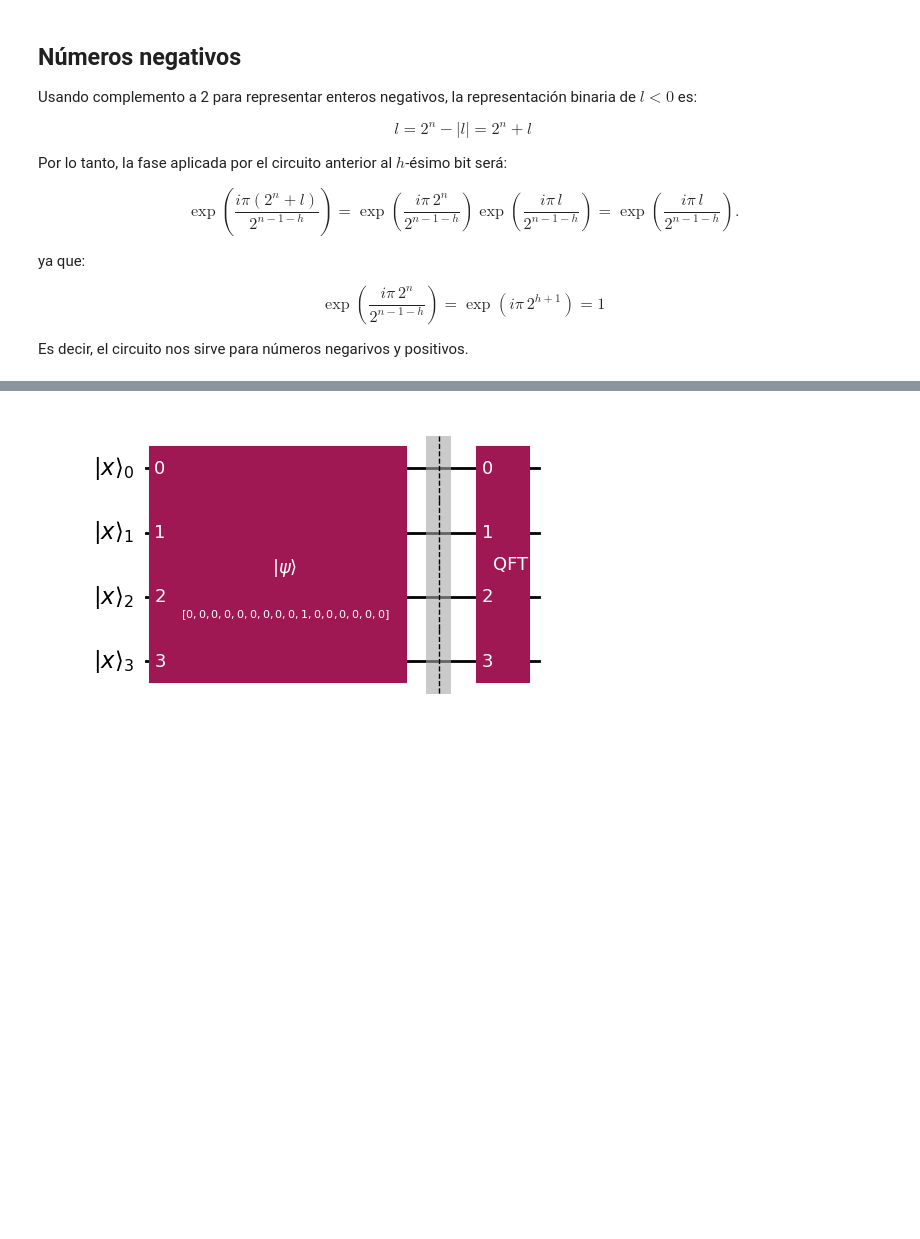
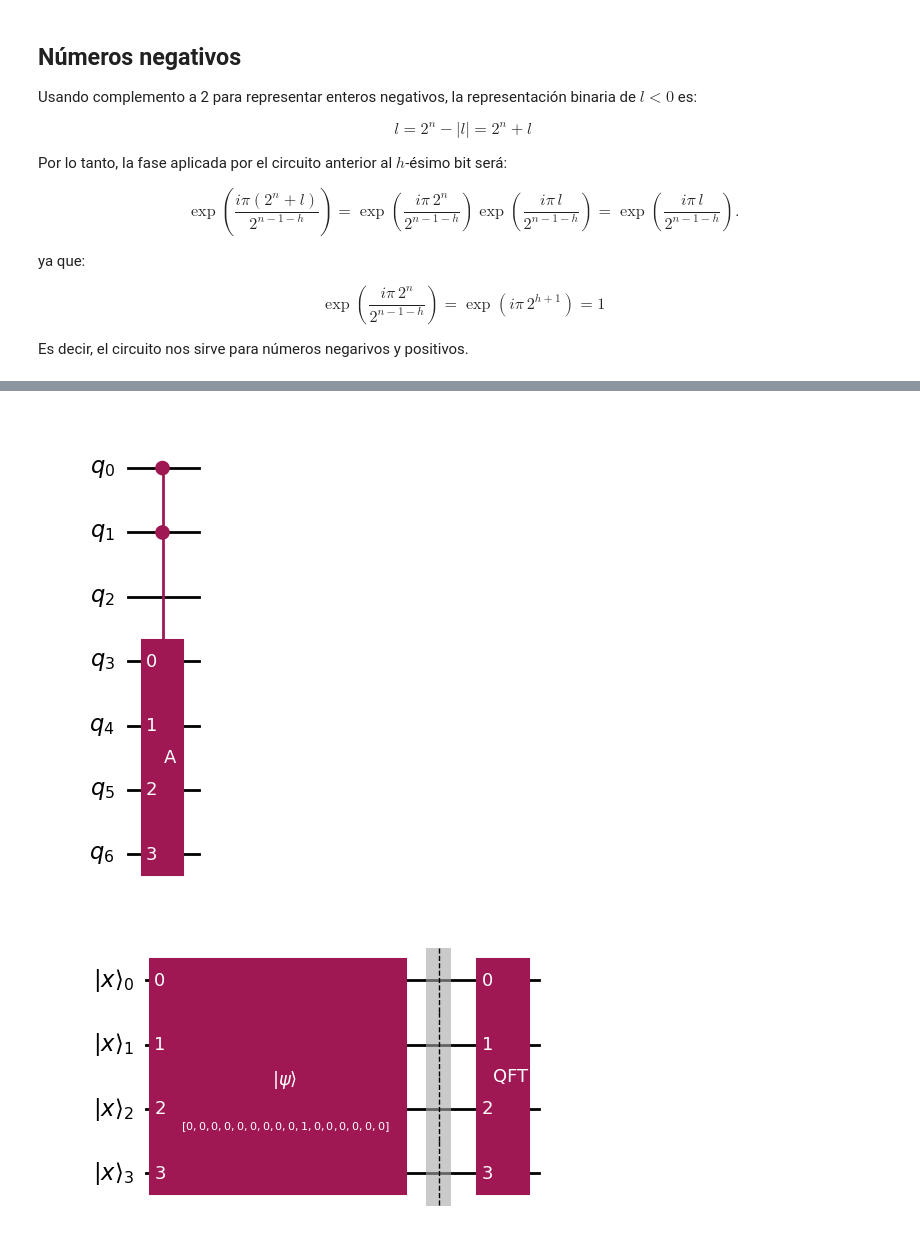
Before and after one commit to tarabelo/PIAC-2526, a Jupyter notebook: 06_Búsqueda_adaptativa_de_Grover_(GAS).ipynb, the cells around one changed output, grey strips where cells are left out. Drawn from its saved outputs; the diff is of its cells as text; code cells hidden in the pictures; blank space fills up the shorter version.

```diff
--- a/06_Búsqueda_adaptativa_de_Grover_(GAS).ipynb
+++ b/06_Búsqueda_adaptativa_de_Grover_(GAS).ipynb
@@ -155,3 +203,27 @@ $$\frac{1}{4} |0000\rangle+(-0.2309698831 - 0.0956708581 i) |0001\rangle+(0.1767
+# %%
+from qiskit import QuantumCircuit
+
+
+
+def my_subcircuit(n):
+    qc = QuantumCircuit(n)
+    qc.rx(0.5, 0)
+    qc.ry(2, 1)
+    return qc.to_gate(label="A")
+
+qbits = [0,1,2]
+ancillas = [3,4,5,6]
+
+gate = my_subcircuit(len(ancillas))
+
+
+controlled_gate = gate.control(num_ctrl_qubits=2)
+
+qc = QuantumCircuit(len(qbits)+len(ancillas))
+qc.append(controlled_gate, [0, 1]+ancillas)  # primero los qubits de control, luego los target
+qc.draw("mpl")
+# %% [output]
+[figure, added]
 # %%
 # Función para obtener y mostrar el vector de estado
 def obten_estado(qcirc, etiqueta="|psi> = ", bloch=False):
```
Also changed, not shown: parts of 8 cells of this notebook.
